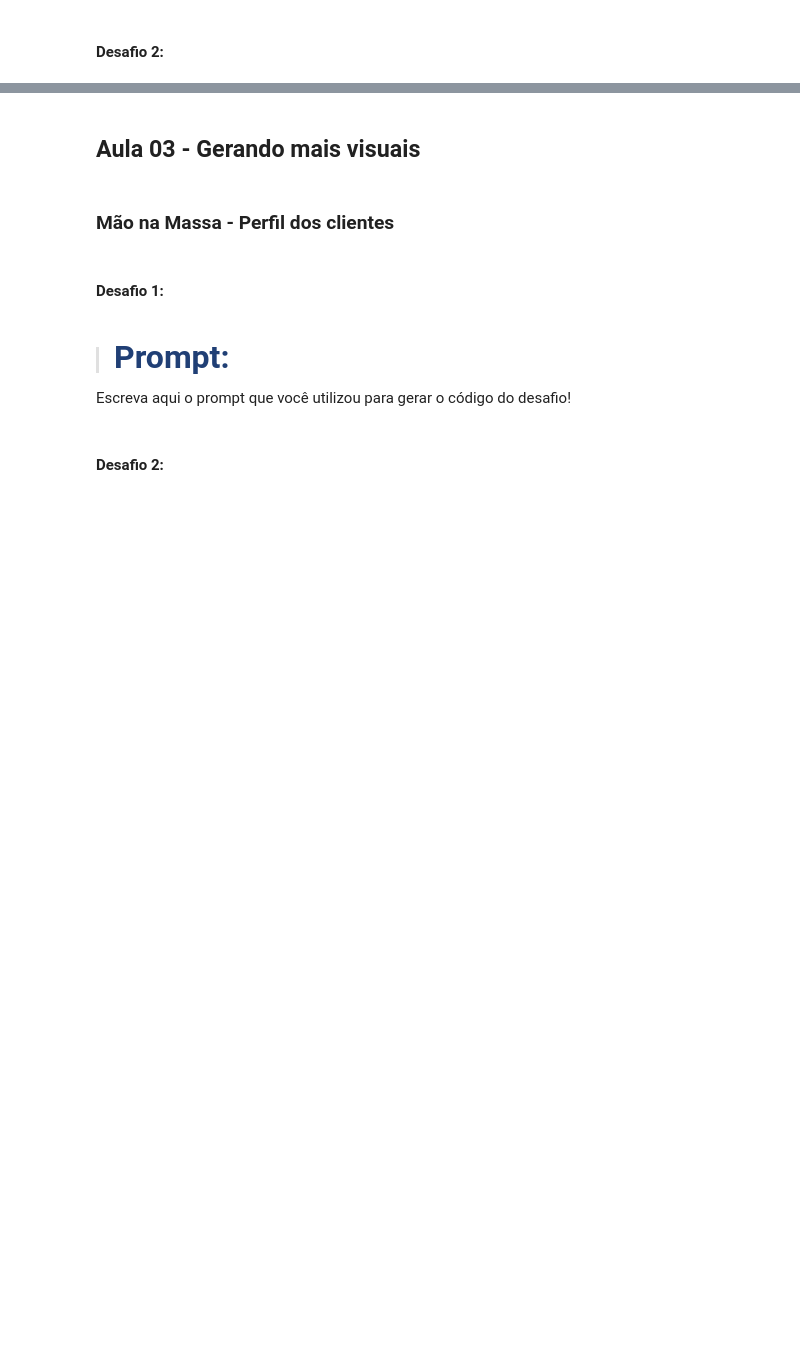
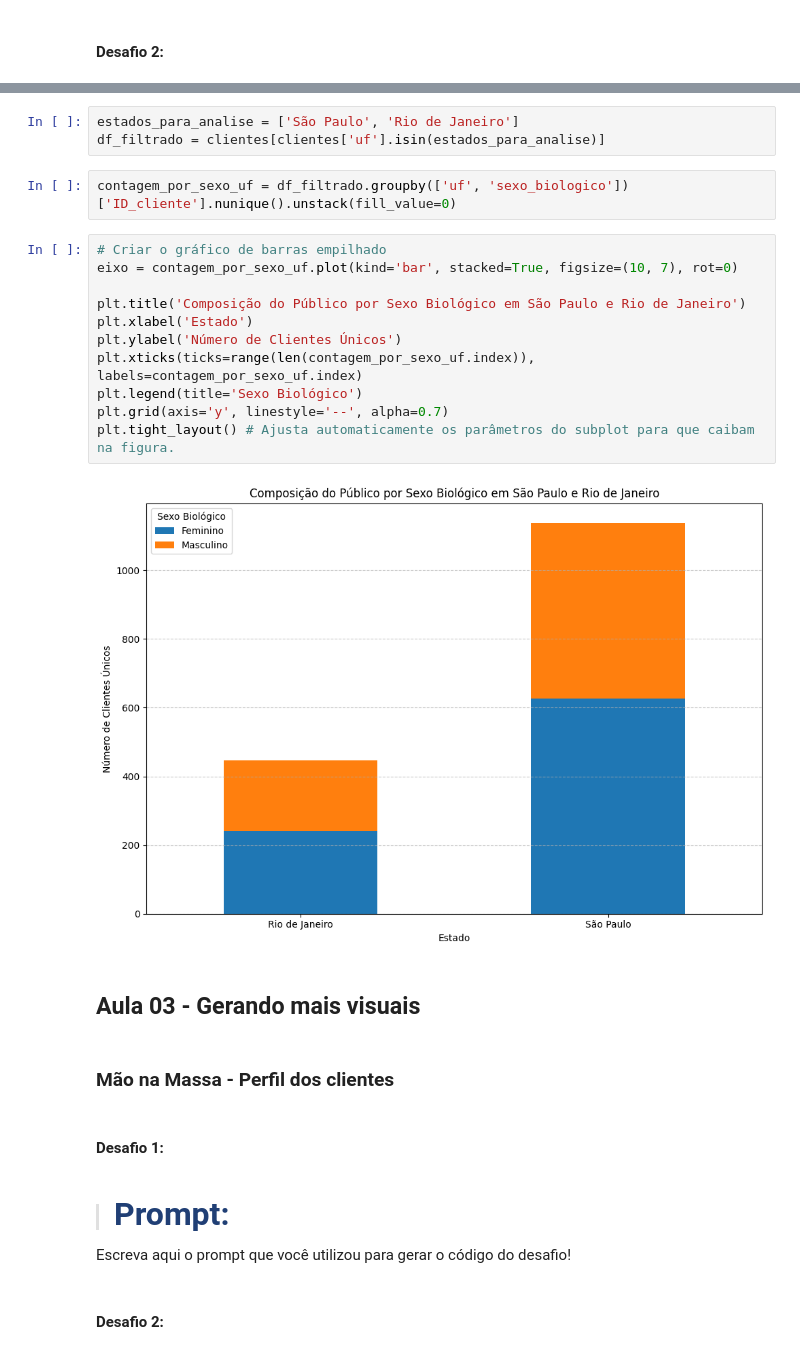
Before and after one commit to JCrpa/curso11_python_data_science_IA_dataviz, a Jupyter notebook: Desafios.ipynb, the cells around one changed output, grey strips where cells are left out. Cells and saved outputs as stored; diff of their text form; blank space fills up the shorter version.

```diff
--- a/Desafios.ipynb
+++ b/Desafios.ipynb
@@ -131,3 +151,21 @@ Escreva aqui o prompt que você utilizou para gerar o código do desafio!
+# %%
+estados_para_analise = ['São Paulo', 'Rio de Janeiro']
+df_filtrado = clientes[clientes['uf'].isin(estados_para_analise)]
+# %%
+contagem_por_sexo_uf = df_filtrado.groupby(['uf', 'sexo_biologico'])['ID_cliente'].nunique().unstack(fill_value=0)
+# %%
+# Criar o gráfico de barras empilhado
+eixo = contagem_por_sexo_uf.plot(kind='bar', stacked=True, figsize=(10, 7), rot=0)
+
+plt.title('Composição do Público por Sexo Biológico em São Paulo e Rio de Janeiro')
+plt.xlabel('Estado')
+plt.ylabel('Número de Clientes Únicos')
+plt.xticks(ticks=range(len(contagem_por_sexo_uf.index)), labels=contagem_por_sexo_uf.index)
+plt.legend(title='Sexo Biológico')
+plt.grid(axis='y', linestyle='--', alpha=0.7)
+plt.tight_layout() # Ajusta automaticamente os parâmetros do subplot para que caibam na figura.
+# %% [output]
+[figure, added]
 # %% [markdown]
 ## Aula 03 - Gerando mais visuais
 # %% [markdown]
```
Also changed, not shown: parts of 12 cells of this notebook, 1 other file.
